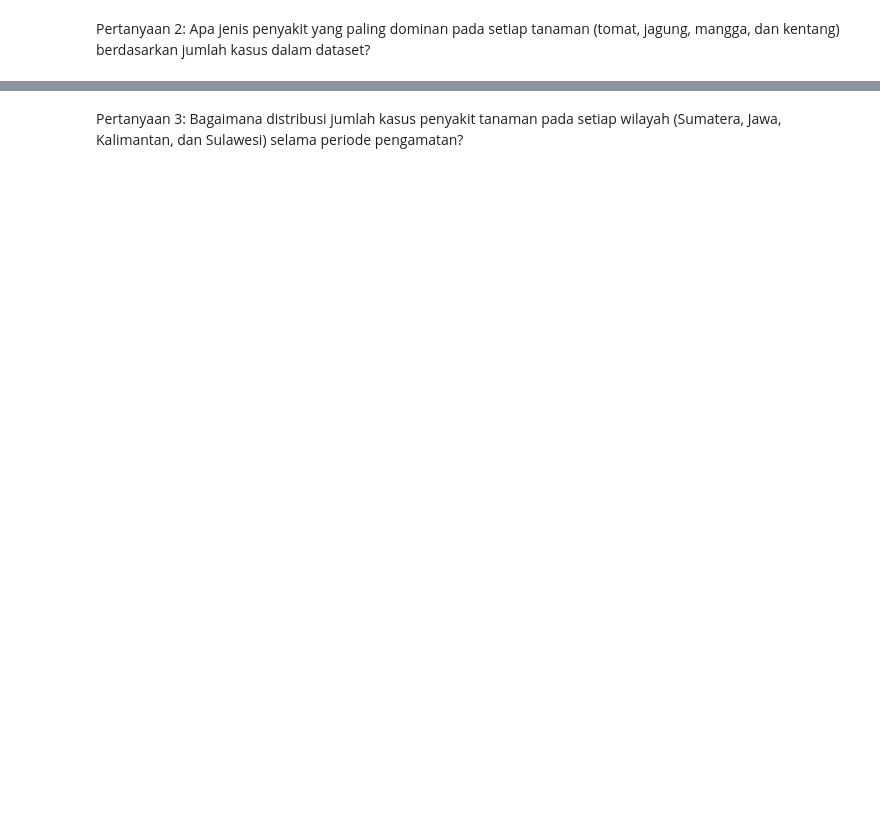
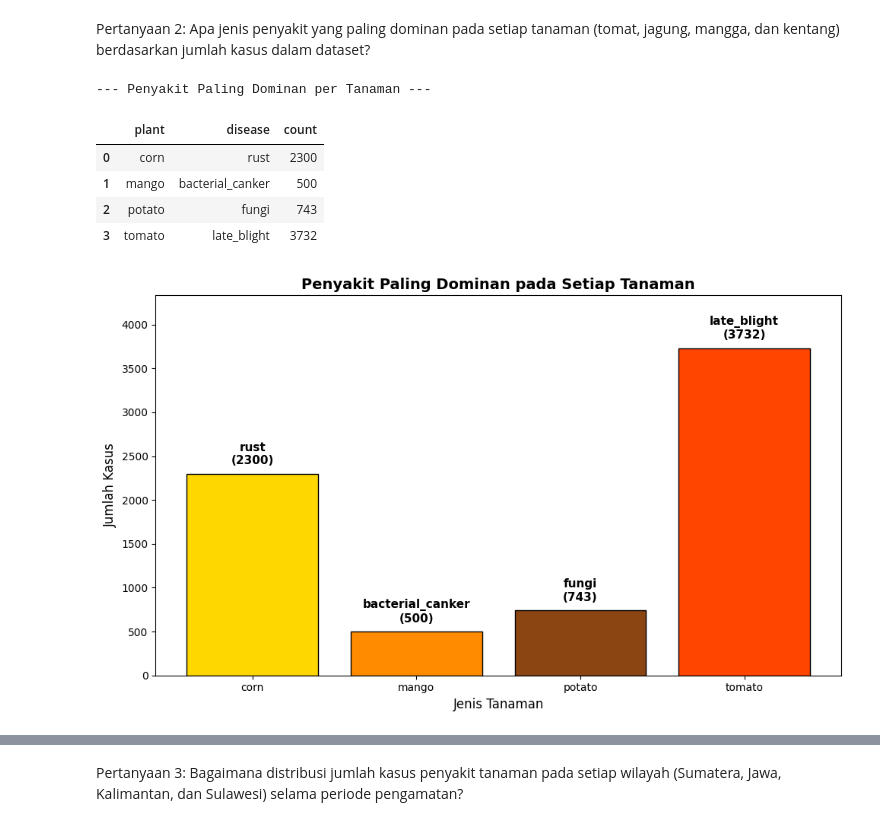
Before and after one commit to VANGROVEE/Data-Science, a Jupyter notebook: data_wrangling.ipynb, the cells around one changed output, grey strips where cells are left out. Drawn from its saved outputs; the diff is of its cells as text; code cells hidden in the pictures; blank space fills up the shorter version.

```diff
--- a/data_wrangling.ipynb
+++ b/data_wrangling.ipynb
@@ -833,2 +810,54 @@ df_disease.head()
 # %% [markdown]
 Pertanyaan 2: Apa jenis penyakit yang paling dominan pada setiap tanaman (tomat, jagung, mangga, dan kentang) berdasarkan jumlah kasus dalam dataset?
+# %%
+# 1. Menghitung jumlah masing-masing penyakit per tanaman
+disease_counts = df_disease.groupby(['plant', 'disease']).size().reset_index(name='count')
+
+# 2. Mengambil penyakit dengan jumlah kasus tertinggi (dominan) untuk setiap tanaman
+# Kita mencari index dari nilai maksimum ('count') per kelompok ('plant')
+idx_max = disease_counts.groupby('plant')['count'].idxmax()
+dominant_diseases = disease_counts.loc[idx_max].reset_index(drop=True)
+
+print("--- Penyakit Paling Dominan per Tanaman ---")
+display(dominant_diseases)
+
+# 3. Visualisasi Bar Chart
+plt.figure(figsize=(10, 6))
+
+# Membuat bar chart
+bars = plt.bar(
+    dominant_diseases['plant'],
+    dominant_diseases['count'],
+    color=['#FFD700', '#FF8C00', '#8B4513', '#FF4500'],
+    edgecolor='black'
+)
+
+# Menambahkan teks nama penyakit dan jumlahnya tepat di atas bar
+for bar, disease, count in zip(bars, dominant_diseases['disease'], dominant_diseases['count']):
+    plt.text(
+        bar.get_x() + bar.get_width() / 2,
+        bar.get_height() + 80,
+        f"{disease}\n({count})",
+        ha='center',
+        va='bottom',
+        fontsize=11,
+        fontweight='bold'
+    )
+
+plt.title("Penyakit Paling Dominan pada Setiap Tanaman", fontsize=14, fontweight='bold')
+plt.xlabel("Jenis Tanaman", fontsize=12)
+plt.ylabel("Jumlah Kasus", fontsize=12)
+
+# Memperluas sumbu Y sedikit ke atas agar teks tidak terpotong
+plt.ylim(0, dominant_diseases['count'].max() + 600)
+
+plt.tight_layout()
+plt.show()
+# %% [output]
+--- Penyakit Paling Dominan per Tanaman ---
+|  | plant | disease | count |
+| 0 | corn | rust | 2300 |
+| 1 | mango | bacterial_canker | 500 |
+| 2 | potato | fungi | 743 |
+| 3 | tomato | late_blight | 3732 |
+[figure, added]
```
Also changed, not shown: parts of 28 cells of this notebook.
